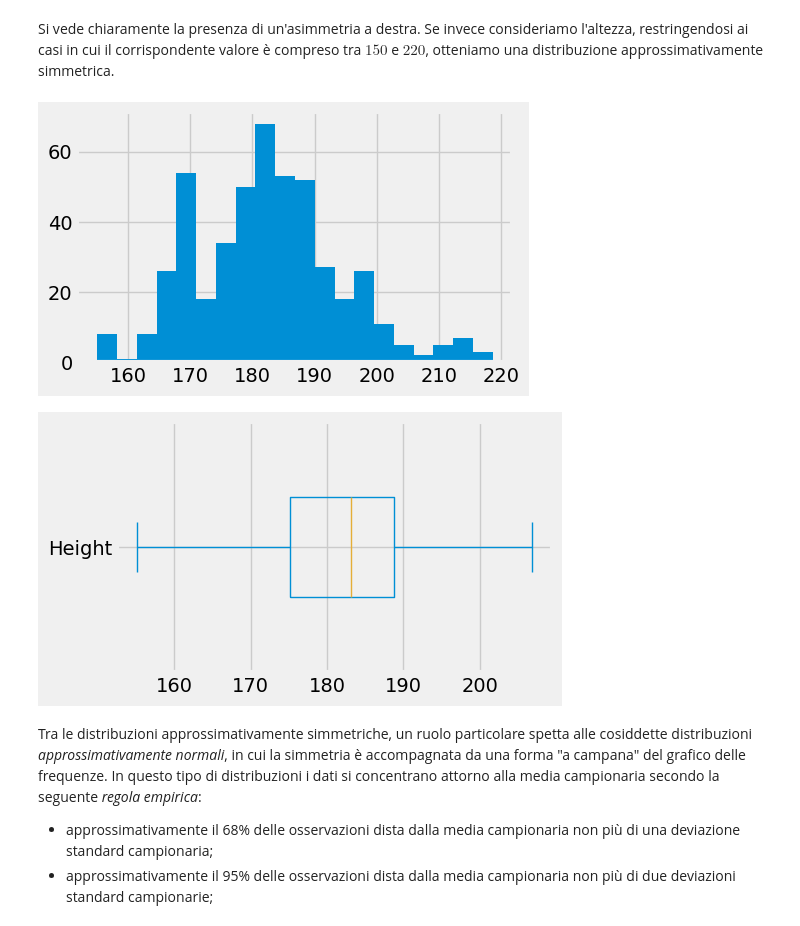
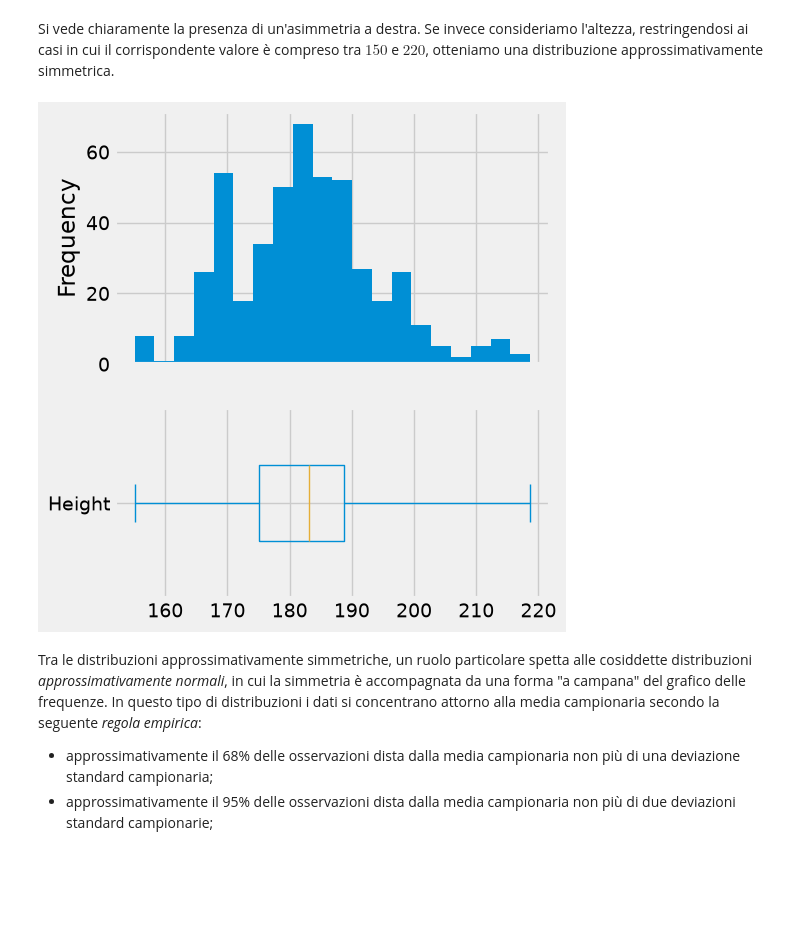
Before and after one commit to dariomalchiodi/superhero-datascience, a Jupyter notebook: content/L04-Indici_di_dispersione.ipynb, the cells around one changed output. Drawn from its saved outputs; the diff is of its cells as text; code cells hidden in the pictures; blank space fills up the shorter version.

```diff
--- a/content/L04-Indici_di_dispersione.ipynb
+++ b/content/L04-Indici_di_dispersione.ipynb
@@ -266,16 +265,17 @@ plt.show()
 Si vede chiaramente la presenza di un'asimmetria a destra. Se invece consideriamo l'altezza, restringendosi ai casi in cui il corrispondente valore è compreso tra $150$ e $220$, otteniamo una distribuzione approssimativamente simmetrica.
 # %%
 sample = heroes[(heroes['Height'].between(150, 220))]['Height']
-sample.plot.hist(bins=20)
+
+f, (h, b) = plt.subplots(2, 1, sharex=True, gridspec_kw = {'height_ratios':[4, 3]})
+f.set_figheight(6)
+
+sample.plot.hist(bins=20, ax=h)
+sample.plot.box(vert=False, whis=(0,100), ax=b, widths=.4)
+
 plt.ylabel('')
 plt.show()
 # %% [output]
-[figure, old version]
+[figure, new version]
-# %%
-sample.plot.box(vert=False, showfliers=False, widths=.4)
-plt.show()
-# %% [output]
-[figure, removed]
 # %% [markdown]
 Tra le distribuzioni approssimativamente simmetriche, un ruolo particolare spetta alle cosiddette distribuzioni _approssimativamente normali_, in cui la simmetria è accompagnata da una forma "a campana" del grafico delle frequenze. In questo tipo di distribuzioni i dati si concentrano attorno alla media campionaria secondo la seguente _regola empirica_:
 
```
Also changed, not shown: parts of 19 cells of this notebook.
